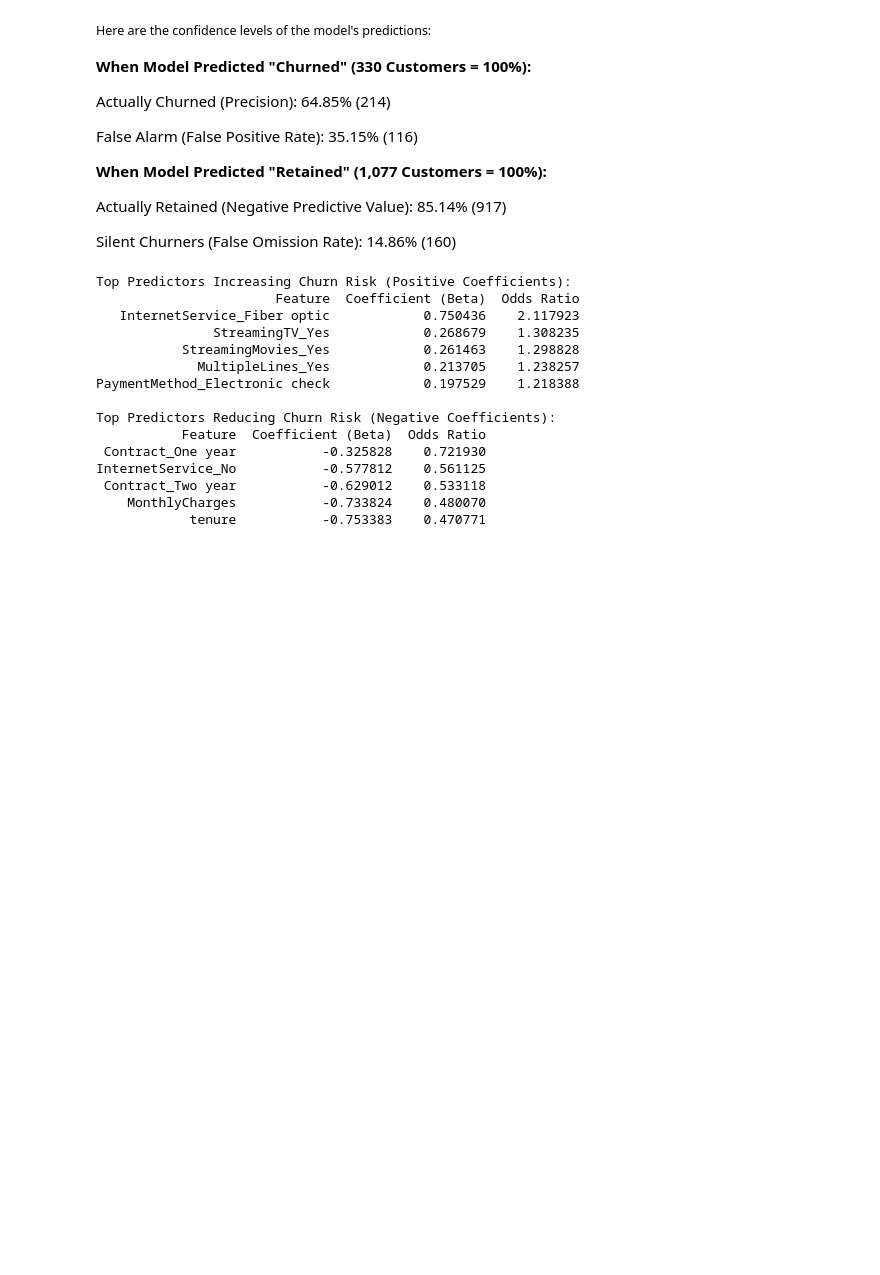
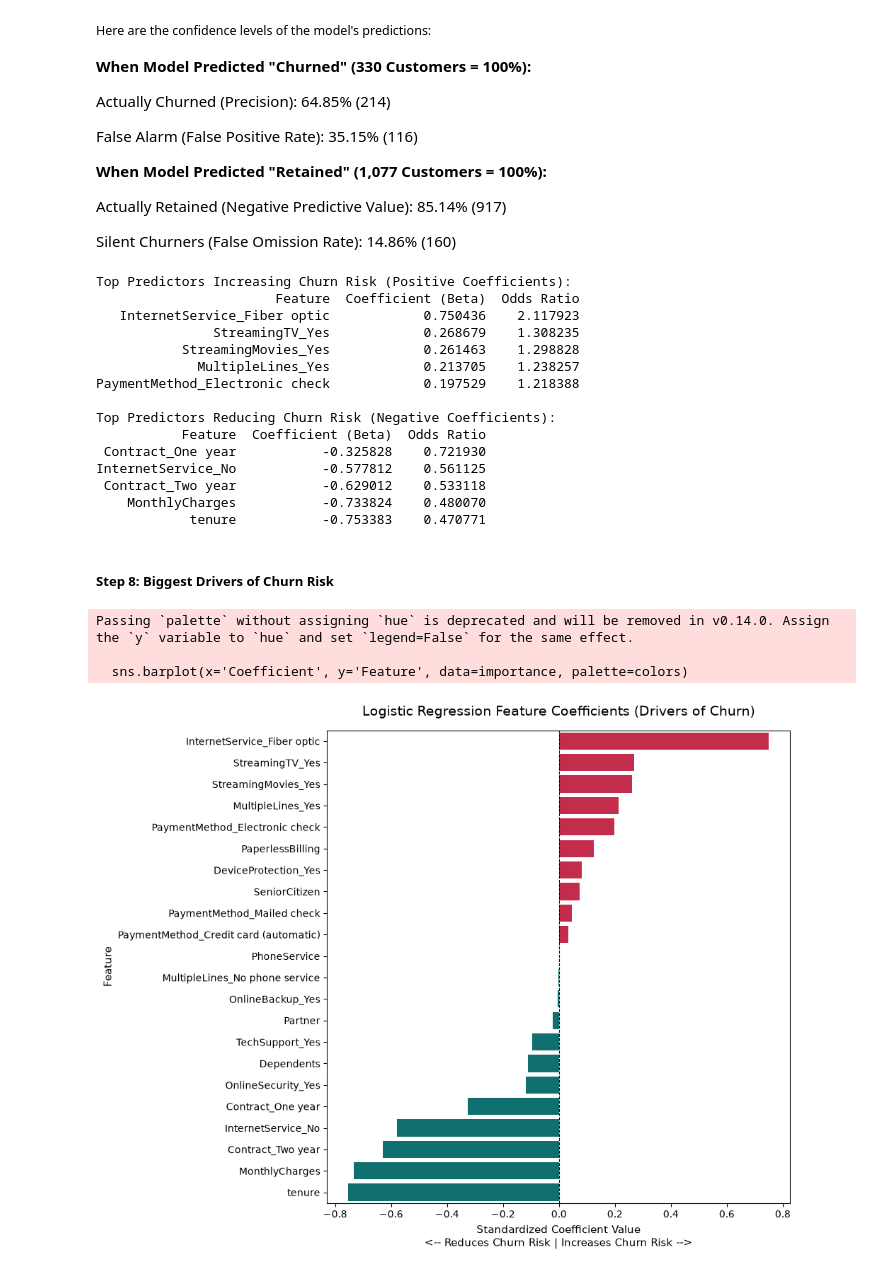
Before and after one commit to Joyy-cloud/TelecomChurning, a Jupyter notebook: 04_predictive_modelling.ipynb, the cells around one changed output. Cells and saved outputs as stored; diff of their text form; code cells hidden in the pictures; blank space fills up the shorter version.

Commit message:
Add the Logistic Regression of Feature Coeffients

```diff
--- a/04_predictive_modelling.ipynb
+++ b/04_predictive_modelling.ipynb
@@ -438,3 +438,35 @@ InternetService_No           -0.577812    0.561125
  Contract_Two year           -0.629012    0.533118
     MonthlyCharges           -0.733824    0.480070
             tenure           -0.753383    0.470771
+# %% [markdown]
+##### **Step 8: Biggest Drivers of Churn Risk**
+# %%
+# 5. Extract Feature Importance (Coefficients)
+importance = pd.DataFrame(
+    {'Feature': X.columns, 'Coefficient': log_reg.coef_[0]}
+).sort_values(by='Coefficient', ascending=False)
+
+# 6. Plot Feature Importance Bar Chart
+plt.figure(figsize=(10, 8))
+colors = ['crimson' if c > 0 else 'teal' for c in importance['Coefficient']]
+
+sns.barplot(x='Coefficient', y='Feature', data=importance, palette=colors)
+
+plt.axvline(x=0, color='black', linestyle='--', linewidth=0.8)
+plt.title(
+    'Logistic Regression Feature Coefficients (Drivers of Churn)',
+    fontsize=14,
+    pad=15,
+)
+plt.xlabel(
+    'Standardized Coefficient Value\n<-- Reduces Churn Risk | Increases Churn Risk -->',
+    fontsize=11,
+)
+plt.ylabel('Feature', fontsize=11)
+plt.tight_layout()
+plt.show()
+# %% [output]
+Passing `palette` without assigning `hue` is deprecated and will be removed in v0.14.0. Assign the `y` variable to `hue` and set `legend=False` for the same effect.
+
+  sns.barplot(x='Coefficient', y='Feature', data=importance, palette=colors)
+[figure, added]
```
